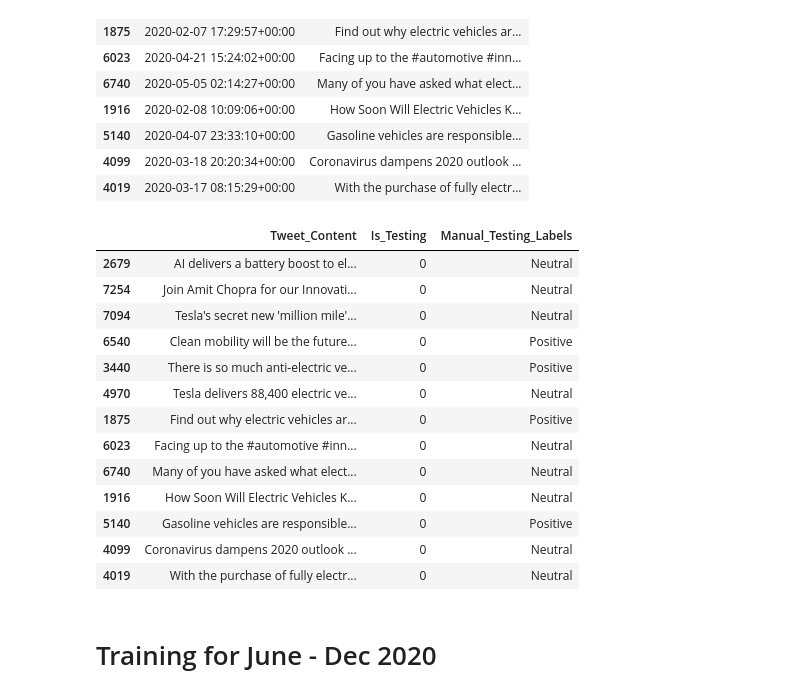
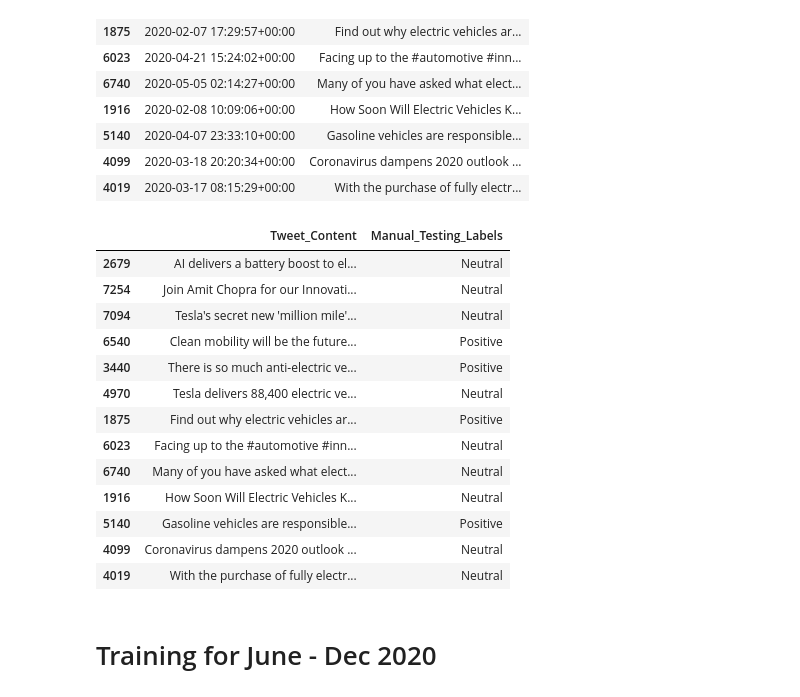
Before and after one commit to rrandev03/NLP_Final, a Jupyter notebook: 200_code/rishika_labeling.ipynb, the cells around one changed output. Cells and saved outputs as stored; diff of their text form; code cells hidden in the pictures.

```diff
--- a/200_code/rishika_labeling.ipynb
+++ b/200_code/rishika_labeling.ipynb
@@ -64,7 +64,7 @@ train_manual_labels = [
     "Neutral",
     "Positive",
     "Neutral",
-    "Positive",
+    "Negative",
     "Neutral",
     "Positive",
     "Positive",
@@ -74,6 +74,4 @@ train_manual_labels = [
 assert len(train_manual_labels) == 25
 # %%
 jan_2020.loc[train, "Manual_Training_Labels"] = train_manual_labels
-# %%
-jan_2020["Is_Training"] = jan_2020["Manual_Training_Labels"].isna().astype(int)
 # %%
@@ -144,25 +142,23 @@ test_manual_labels = [
 assert len(test_manual_labels) == 13
 # %%
 jan_2020.loc[test, "Manual_Testing_Labels"] = test_manual_labels
-# %%
-jan_2020["Is_Testing"] = jan_2020["Manual_Testing_Labels"].isna().astype(int)
 # %%
-jan_2020.loc[test][["Tweet_Content", "Is_Testing", "Manual_Testing_Labels"]]
+jan_2020.loc[test][["Tweet_Content", "Manual_Testing_Labels"]]
 # %% [output]
-|  | Tweet_Content | Is_Testing | Manual_Testing_Labels |
-| 2679 | AI delivers a battery boost to el... | 0 | Neutral |
-| 7254 | Join Amit Chopra for our Innovati... | 0 | Neutral |
-| 7094 | Tesla's secret new 'million mile'... | 0 | Neutral |
-| 6540 | Clean mobility will be the future... | 0 | Positive |
-| 3440 | There is so much anti-electric ve... | 0 | Positive |
-| 4970 | Tesla delivers 88,400 electric ve... | 0 | Neutral |
-| 1875 | Find out why electric vehicles ar... | 0 | Positive |
-| 6023 | Facing up to the #automotive #inn... | 0 | Neutral |
-| 6740 | Many of you have asked what elect... | 0 | Neutral |
-| 1916 | How Soon Will Electric Vehicles K... | 0 | Neutral |
-| 5140 | Gasoline vehicles are responsible... | 0 | Positive |
-| 4099 | Coronavirus dampens 2020 outlook ... | 0 | Neutral |
-| 4019 | With the purchase of fully electr... | 0 | Neutral |
+|  | Tweet_Content | Manual_Testing_Labels |
+| 2679 | AI delivers a battery boost to el... | Neutral |
+| 7254 | Join Amit Chopra for our Innovati... | Neutral |
+| 7094 | Tesla's secret new 'million mile'... | Neutral |
+| 6540 | Clean mobility will be the future... | Positive |
+| 3440 | There is so much anti-electric ve... | Positive |
+| 4970 | Tesla delivers 88,400 electric ve... | Neutral |
+| 1875 | Find out why electric vehicles ar... | Positive |
+| 6023 | Facing up to the #automotive #inn... | Neutral |
+| 6740 | Many of you have asked what elect... | Neutral |
+| 1916 | How Soon Will Electric Vehicles K... | Neutral |
+| 5140 | Gasoline vehicles are responsible... | Positive |
+| 4099 | Coronavirus dampens 2020 outlook ... | Neutral |
+| 4019 | With the purchase of fully electr... | Neutral |
 # %% [markdown]
 # Training for June - Dec 2020
 # %%
```
Also changed, not shown: parts of 8 cells of this notebook, 2 other files.
